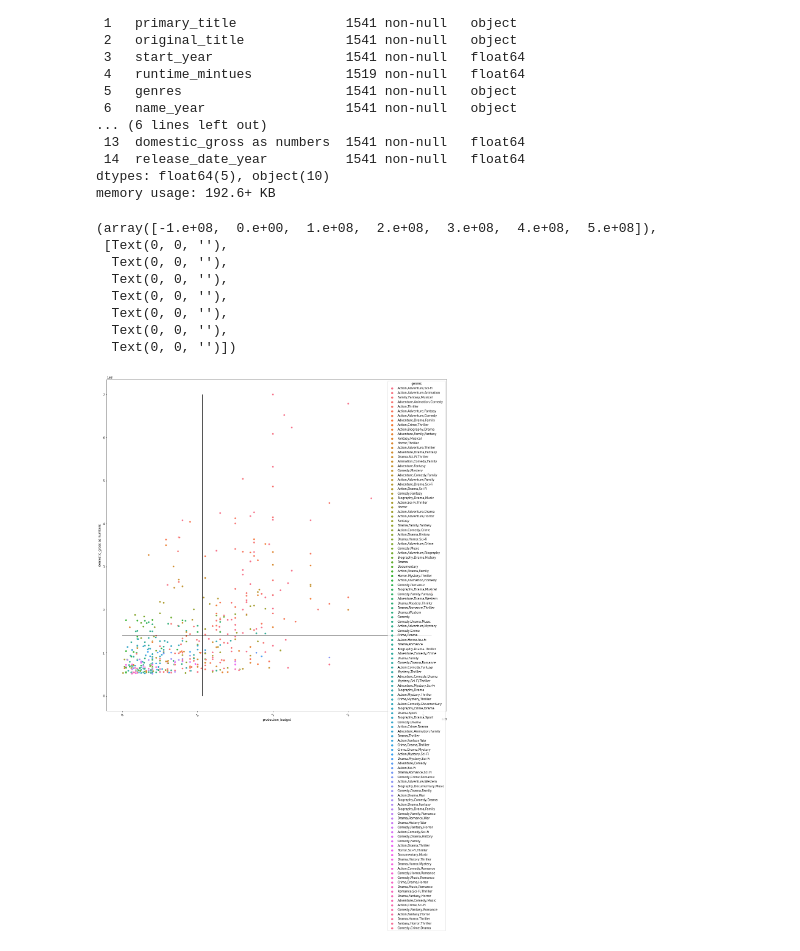
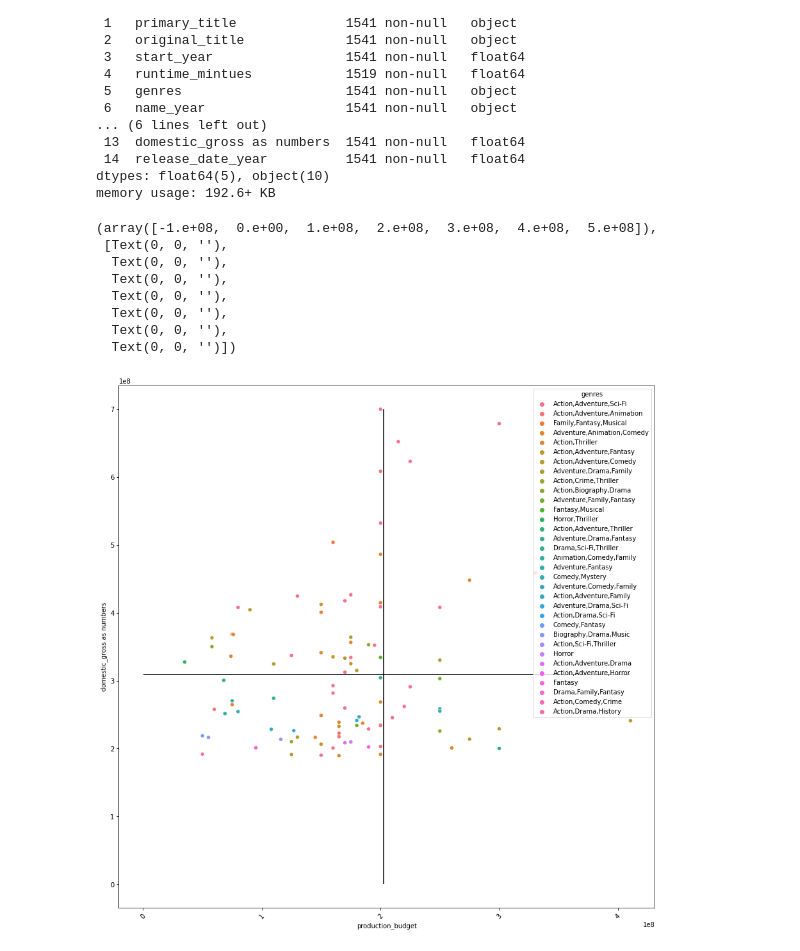
Before and after one commit to anguyen61191/MovieDataProject, a Jupyter notebook: RoughDraftProject1.ipynb, the cells around one changed output. Cells and saved outputs as stored; diff of their text form; code cells hidden in the pictures.

```diff
--- a/RoughDraftProject1.ipynb
+++ b/RoughDraftProject1.ipynb
@@ -814,23 +816,23 @@ import numpy as np
 import seaborn as sns
 # %%
 sns.color_palette("colorblind")
-fix, ax = plt.subplots(figsize = (20,20))
+fix, ax = plt.subplots(figsize = (15,15))
 
-sns.scatterplot(x = 'production_budget', y = "domestic_gross as numbers", hue = 'genres', data = plot_test_outer_join.sort_values("domestic_gross as numbers", ascending = False).head(500))
-ax.vlines(plot_test_outer_join["production_budget"].sort_values(ascending = False).head(500).mean(),ymin = plot_test_outer_join["domestic_gross as numbers"].min(),
+sns.scatterplot(x = 'production_budget', y = "domestic_gross as numbers", hue = 'genres', data = plot_test_outer_join.sort_values("domestic_gross as numbers", ascending = False).head(100))
+ax.vlines(plot_test_outer_join["production_budget"].sort_values(ascending = False).head(100).mean(),ymin = plot_test_outer_join["domestic_gross as numbers"].min(),
           ymax =plot_test_outer_join["domestic_gross as numbers"].max(),
           color =  'black', label ="Average Production")
-ax.hlines(plot_test_outer_join["domestic_gross as numbers"].sort_values(ascending = False).head(500).mean(),xmin = plot_test_outer_join["production_budget"].min(),
+ax.hlines(plot_test_outer_join["domestic_gross as numbers"].sort_values(ascending = False).head(100).mean(),xmin = plot_test_outer_join["production_budget"].min(),
           xmax =plot_test_outer_join["production_budget"].max(),
           color =  'black', label ="Average Domestic Gross")
 plt.xticks(rotation = 45)
 # %% [output]
 (array([-1.e+08,  0.e+00,  1.e+08,  2.e+08,  3.e+08,  4.e+08,  5.e+08]),
  [Text(0, 0, ''),
   Text(0, 0, ''),
   Text(0, 0, ''),
   Text(0, 0, ''),
   Text(0, 0, ''),
   Text(0, 0, ''),
   Text(0, 0, '')])
-[figure, old version]
+[figure, new version]
```
Also changed, not shown: parts of 28 cells of this notebook.
